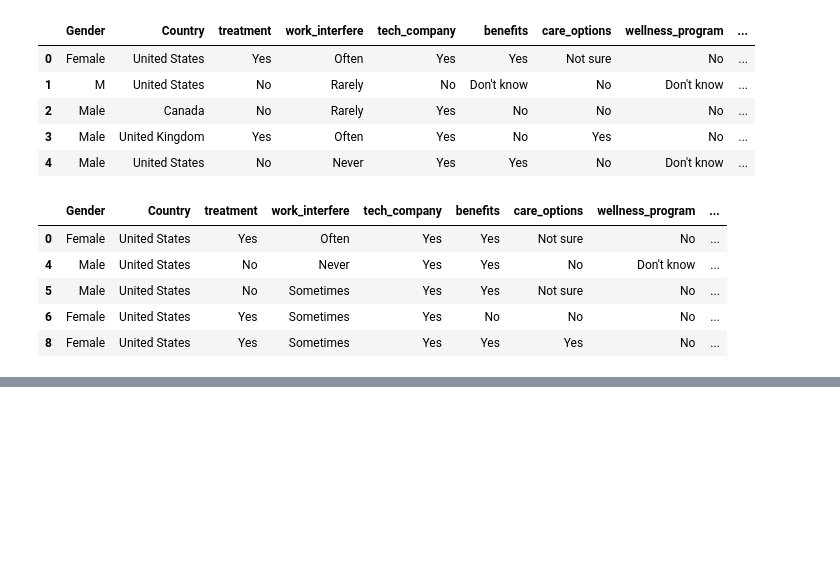
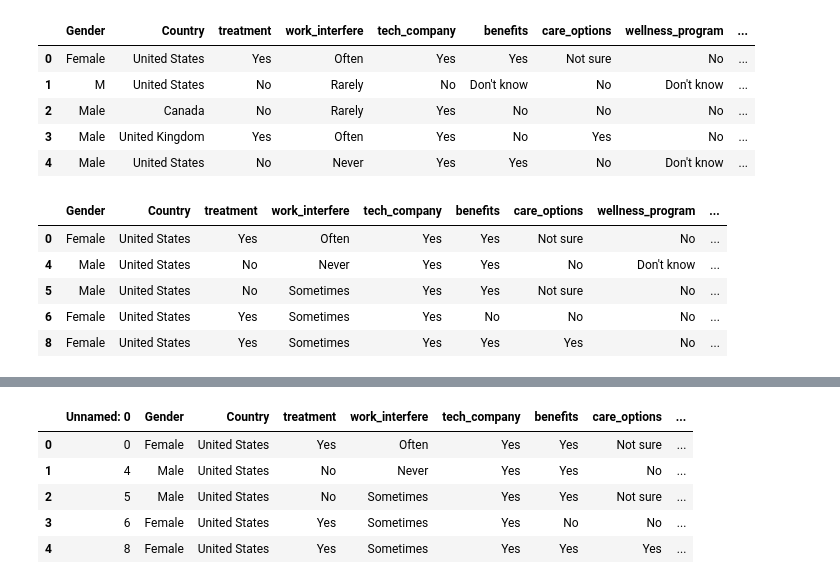
Before and after one commit to ubco-W2022T2-data301/project-group-group-49, a Jupyter notebook: analysis/analysis2.ipynb, the cells around one changed output, grey strips where cells are left out. Cells and saved outputs as stored; diff of their text form; code cells hidden in the pictures; blank space fills up the shorter version.

```diff
--- a/analysis/analysis2.ipynb
+++ b/analysis/analysis2.ipynb
@@ -99,0 +237,16 @@ ValueError: Grouper and axis must be same length
+# %%
+#rename all the differing labels for Male to 'Male', and etc for female and non-binary categories:
+data['Gender'] = data['Gender'].replace(['Cis Male', 'M', 'Mail', 'Make', 'Male ', 'Male (CIS)', 'cis male', 'm', 'Man',
+        'maile', 'male', 'msle'],'Male')
+
+data['Gender']= data['Gender']. replace(['Cis Female', 'F', 'Femake', 'Female ', 'Female (cis)', 'f', 'female', 'Woman'], 'Female')
+data['Gender']= data['Gender']. replace(['Female (trans)', 'Genderqueer', 'Male-ish', 'Trans-female', 'non-binary', 'queer/she/they'], 'Non-binary_or_trans_or_other')
+
+data.head()
+# %% [output]
+|  | Unnamed: 0 | Gender | Country | treatment | work_interfere | tech_company | benefits | care_options | ... |
+| 0 | 0 | Female | United States | Yes | Often | Yes | Yes | Not sure | ... |
+| 1 | 4 | Male | United States | No | Never | Yes | Yes | No | ... |
+| 2 | 5 | Male | United States | No | Sometimes | Yes | Yes | Not sure | ... |
+| 3 | 6 | Female | United States | Yes | Sometimes | Yes | No | No | ... |
+| 4 | 8 | Female | United States | Yes | Sometimes | Yes | Yes | Yes | ... |
```
Also changed, not shown: parts of 21 cells of this notebook, 1 other file.
